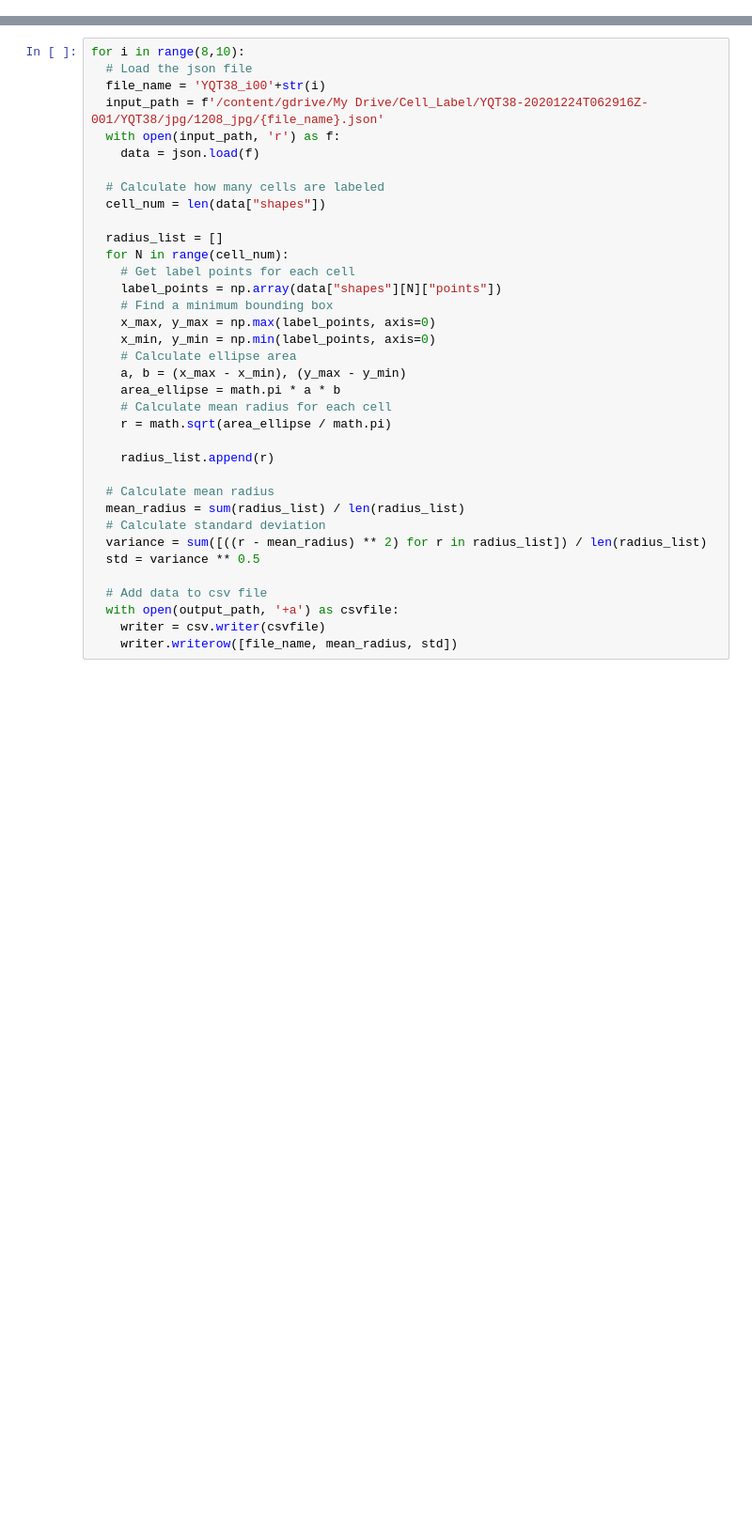
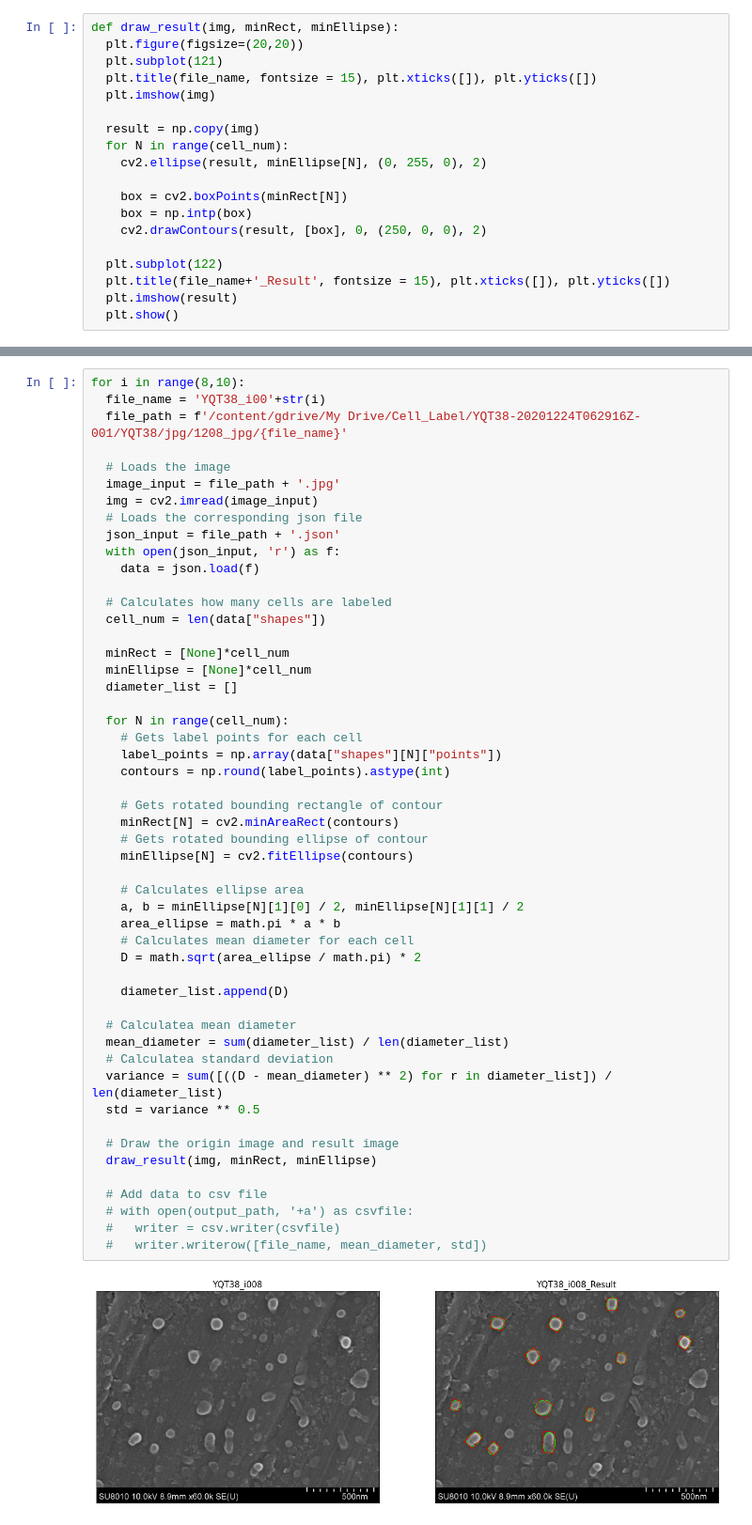
Before and after one commit to Louis5228/NTHU-Cell-Labeling, a Jupyter notebook: Calculate_mean_diameter.ipynb, the cells around one changed output, grey strips where cells are left out. Shown: that part at 94% size. Drawn from its saved outputs; the diff is of its cells as text; blank space fills up the shorter version.

Commit message:
add fitEllipse and fitRect

```diff
--- a/Calculate_mean_diameter.ipynb
+++ b/Calculate_mean_diameter.ipynb
@@ -10,2 +12,21 @@ import math
 drive.mount('/content/gdrive')
+# %%
+def draw_result(img, minRect, minEllipse):
+  plt.figure(figsize=(20,20))
+  plt.subplot(121)
+  plt.title(file_name, fontsize = 15), plt.xticks([]), plt.yticks([])
+  plt.imshow(img)
+
+  result = np.copy(img)
+  for N in range(cell_num):
+    cv2.ellipse(result, minEllipse[N], (0, 255, 0), 2)
+
+    box = cv2.boxPoints(minRect[N])
+    box = np.intp(box)
+    cv2.drawContours(result, [box], 0, (250, 0, 0), 2)
+
+  plt.subplot(122)
+  plt.title(file_name+'_Result', fontsize = 15), plt.xticks([]), plt.yticks([])
+  plt.imshow(result)
+  plt.show()
 # %%
@@ -15,37 +36,54 @@ with open(output_path, 'w') as csvfile:
   writer.writerow(['Image name', 'Mean', 'Std'])
 # %%
 for i in range(8,10):
-  # Load the json file
   file_name = 'YQT38_i00'+str(i)
-  input_path = f'/content/gdrive/My Drive/Cell_Label/YQT38-20201224T062916Z-001/YQT38/jpg/1208_jpg/{file_name}.json'
-  with open(input_path, 'r') as f:
+  file_path = f'/content/gdrive/My Drive/Cell_Label/YQT38-20201224T062916Z-001/YQT38/jpg/1208_jpg/{file_name}'
+
+  # Loads the image
+  image_input = file_path + '.jpg'
+  img = cv2.imread(image_input)
+  # Loads the corresponding json file
+  json_input = file_path + '.json'
+  with open(json_input, 'r') as f:
     data = json.load(f)
 
-  # Calculate how many cells are labeled
+  # Calculates how many cells are labeled
   cell_num = len(data["shapes"])
 
-  radius_list = []
+  minRect = [None]*cell_num
+  minEllipse = [None]*cell_num
+  diameter_list = []
+
   for N in range(cell_num):
-    # Get label points for each cell
+    # Gets label points for each cell
     label_points = np.array(data["shapes"][N]["points"])
-    # Find a minimum bounding box
-    x_max, y_max = np.max(label_points, axis=0)
-    x_min, y_min = np.min(label_points, axis=0)
-    # Calculate ellipse area
-    a, b = (x_max - x_min), (y_max - y_min)
+    contours = np.round(label_points).astype(int)
+
+    # Gets rotated bounding rectangle of contour
+    minRect[N] = cv2.minAreaRect(contours)
+    # Gets rotated bounding ellipse of contour
+    minEllipse[N] = cv2.fitEllipse(contours)
+
+    # Calculates ellipse area
+    a, b = minEllipse[N][1][0] / 2, minEllipse[N][1][1] / 2
     area_ellipse = math.pi * a * b
-    # Calculate mean radius for each cell
-    r = math.sqrt(area_ellipse / math.pi)
+    # Calculates mean diameter for each cell
+    D = math.sqrt(area_ellipse / math.pi) * 2
 
-    radius_list.append(r)
+    diameter_list.append(D)
 
-  # Calculate mean radius
-  mean_radius = sum(radius_list) / len(radius_list)
-  # Calculate standard deviation
-  variance = sum([((r - mean_radius) ** 2) for r in radius_list]) / len(radius_list)
+  # Calculatea mean diameter
+  mean_diameter = sum(diameter_list) / len(diameter_list)
+  # Calculatea standard deviation
+  variance = sum([((D - mean_diameter) ** 2) for r in diameter_list]) / len(diameter_list)
   std = variance ** 0.5
 
+  # Draw the origin image and result image
+  draw_result(img, minRect, minEllipse)
+
   # Add data to csv file
-  with open(output_path, '+a') as csvfile:
-    writer = csv.writer(csvfile)
-    writer.writerow([file_name, mean_radius, std])
+  # with open(output_path, '+a') as csvfile:
+  #   writer = csv.writer(csvfile)
+  #   writer.writerow([file_name, mean_diameter, std])
+# %% [output]
+[figure, added]
```
Also changed, not shown: parts of 3 cells of this notebook.
